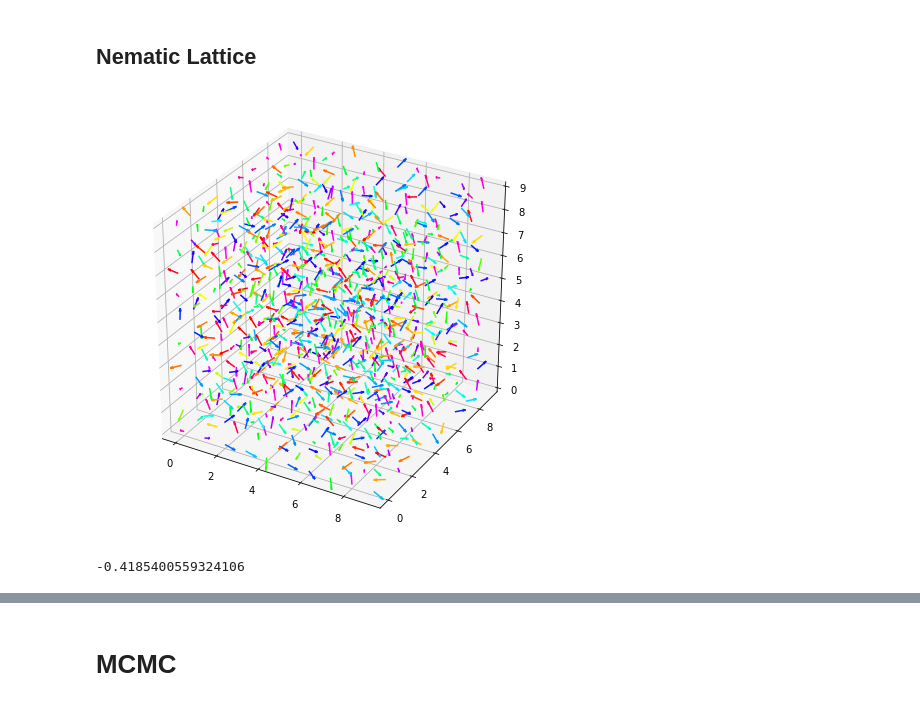
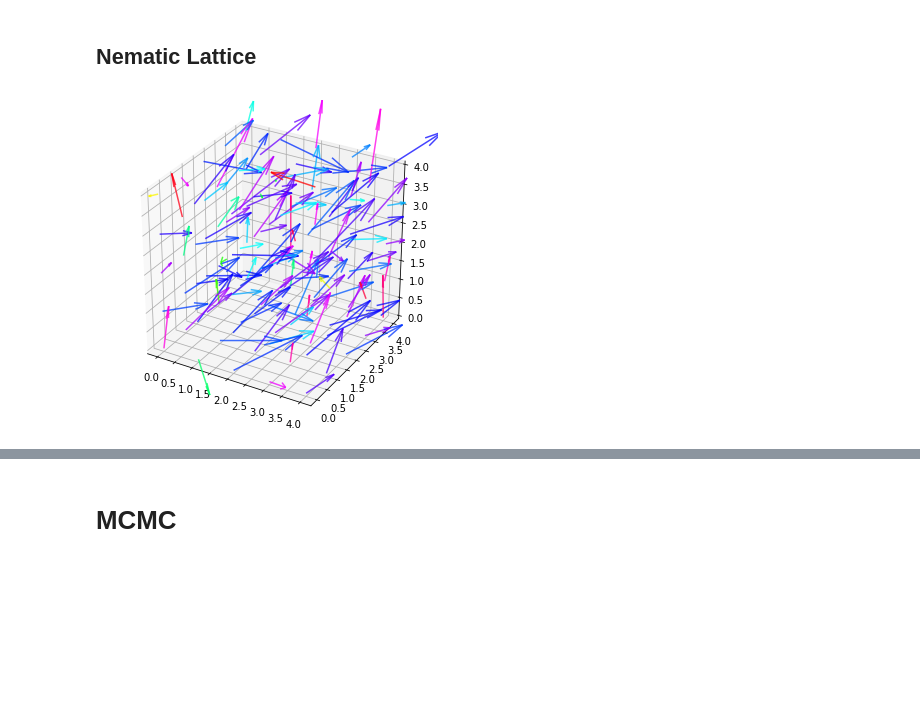
Before and after one commit to jbinagia/CS-230-Final-Project, a Jupyter notebook: development.ipynb, the cells around one changed output, grey strips where cells are left out. Saved outputs shown, nothing was run; the diff lists cells and outputs as text; code cells hidden in the pictures; blank space fills up the shorter version.

```diff
--- a/development.ipynb
+++ b/development.ipynb
@@ -91,12 +128,10 @@ ising.oprm(x)
 # %%
 nem = NematicLattice()
 # %%
-x = nem.init_coords(10)
+x = nem.init_coords(5)
-# %%
-nem.draw_config(x)
-# %% [output]
-[figure, removed]
-# %%
-nem.energy_idx(x, 240)
-# %% [output]
--0.4185400559324106
+# %%
+y = np.ones((5, 5, 5, 3)) + np.random.randn(*x.shape)
+# %%
+nem.draw_config(y, alpha = 0.75)
+# %% [output]
+[figure, added]
```
Also changed, not shown: parts of 33 cells of this notebook, 6 other files.
